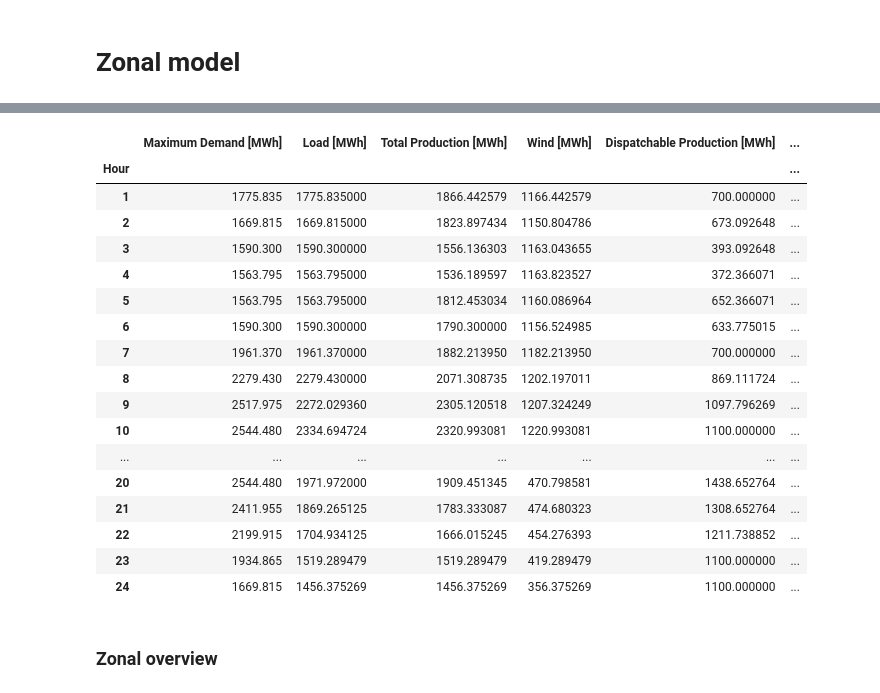
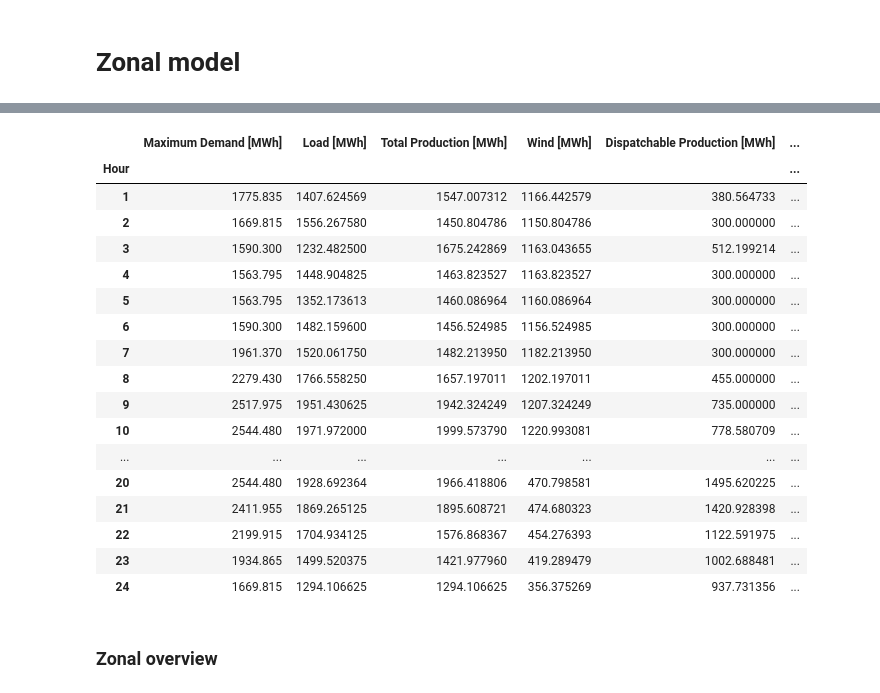
Before and after one commit to Hvid1999/46755, a Jupyter notebook: Assignment 1/task_4.ipynb, the cells around one changed output, grey strips where cells are left out. Saved outputs shown, nothing was run; the diff lists cells and outputs as text; code cells hidden in the pictures.

```diff
--- a/Assignment 1/task_4.ipynb
+++ b/Assignment 1/task_4.ipynb
@@ -527,13 +527,15 @@ ZONE_NODES = {
     2: [16, 17, 18, 21, 22]} # NOTE that the nodes are 1-indexed
 Z = 3 #number of zones
 
+ATC_VAL = 200 #for uniform ATC values
+
 ATC = {
-    (0, 1): 500,
-    (0, 2): 500,
-    (1, 0): 500,
-    (1, 2): 500,
-    (2, 0): 500,
-    (2, 1): 500
+    (0, 1): ATC_VAL,
+    (0, 2): ATC_VAL,
+    (1, 0): ATC_VAL,
+    (1, 2): ATC_VAL,
+    (2, 0): ATC_VAL,
+    (2, 1): ATC_VAL
 }
 
 SOC_max = 100 # Maximum SOC capacity of each battery (MWh)
@@ -638,5 +623,5 @@ Optimal objective  7.861261509e+05
 # %%
-print_variables = False
+print_out = False
 
 #Print solutions
 if m.status == gb.GRB.OPTIMAL:
@@ -658,8 +643,9 @@ if m.status == gb.GRB.OPTIMAL:
 
     #Get results for each hour
     for t in range(T):
-        print('==========================================================')
-        print('HOUR %d\n' % t)
+        if print_out:
+            print('==========================================================')
+            print('HOUR %d\n' % t)
 
         hour_results = {}
 
@@ -678,7 +664,6 @@ if m.status == gb.GRB.OPTIMAL:
         bess_results['Node'] = 0 #initialize
 
         for i in range(G):
-            if print_variables: print(p_G[i,t].VarName + ": %.2f MW" % (p_G[i,t].x))
             generator_outputs.loc[generator_outputs.index == i, 'p_G'] = p_G[i,t].x
 
             if i < GC:
@@ -692,12 +677,9 @@ if m.status == gb.GRB.OPTIMAL:
                 generator_outputs.loc[generator_outputs.index == i, 'Type'] = 'Wind'
 
         for i in range(D):
-            if print_variables: print(p_D[i,t].VarName + ": %.2f MW" % (p_D[i,t].x))
             load_results.loc[load_results.index == i, 'p_D'] = p_D[i,t].x
 
         for b in range(B):
-            if print_variables: print(p_B[b,t].VarName + ": %.2f MW" % (p_B[b,t].x))
-            if print_variables: print(bess_SOC[b,t].VarName + ": %.2f MWh" % (bess_SOC[b,t].x))
             bess_results.loc[bess_results.index == b, 'Node'] = BESS_NODES[b] + 1 #save node (from zero-indexed to 1-indexed)
             bess_results.loc[bess_results.index == b, 'SOC'] = bess_SOC[b,t].x
 
@@ -754,15 +736,17 @@ if m.status == gb.GRB.OPTIMAL:
         else:
             overview.loc[overview.index == t, 'BESS Charging [MWh]'] = abs(sum_bess_charge)
 
-        #print('-----------------------------------------------')
-        print("Total load: %.1f MWh" % sum_load)
-        print("Total generation: %.1f MWh" % sum_production)
-        print("BESS charge: %.1f MWh" % sum_bess_charge)
-        print("Lambdas ($/MWh)", lambda_hour)
+        if print_out:
+            print("Total load: %.1f MWh" % sum_load)
+            print("Total generation: %.1f MWh" % sum_production)
+            print("BESS charge: %.1f MWh" % sum_bess_charge)
+            print("Lambdas ($/MWh)", lambda_hour)
 
 
-    print('==========================================================')
-    print("Optimal objective value: %.2f $" % m.objVal)
+    if print_out:
+        print('==========================================================')
+        print("Optimal objective value: %.2f $" % m.objVal)
+
     overview = overview.set_index('Hour')
     results['overview'] = overview.copy(deep=True)
 
@@ -791,21 +758,21 @@ Optimal objective value: 786126.15 $
 |  | Maximum Demand [MWh] | Load [MWh] | Total Production [MWh] | Wind [MWh] | Dispatchable Production [MWh] | ... |
 | Hour |  |  |  |  |  | ... |
-| 1 | 1775.835 | 1775.835000 | 1866.442579 | 1166.442579 | 700.000000 | ... |
-| 2 | 1669.815 | 1669.815000 | 1823.897434 | 1150.804786 | 673.092648 | ... |
-| 3 | 1590.300 | 1590.300000 | 1556.136303 | 1163.043655 | 393.092648 | ... |
-| 4 | 1563.795 | 1563.795000 | 1536.189597 | 1163.823527 | 372.366071 | ... |
-| 5 | 1563.795 | 1563.795000 | 1812.453034 | 1160.086964 | 652.366071 | ... |
-| 6 | 1590.300 | 1590.300000 | 1790.300000 | 1156.524985 | 633.775015 | ... |
-| 7 | 1961.370 | 1961.370000 | 1882.213950 | 1182.213950 | 700.000000 | ... |
-| 8 | 2279.430 | 2279.430000 | 2071.308735 | 1202.197011 | 869.111724 | ... |
-| 9 | 2517.975 | 2272.029360 | 2305.120518 | 1207.324249 | 1097.796269 | ... |
-| 10 | 2544.480 | 2334.694724 | 2320.993081 | 1220.993081 | 1100.000000 | ... |
+| 1 | 1775.835 | 1407.624569 | 1547.007312 | 1166.442579 | 380.564733 | ... |
+| 2 | 1669.815 | 1556.267580 | 1450.804786 | 1150.804786 | 300.000000 | ... |
+| 3 | 1590.300 | 1232.482500 | 1675.242869 | 1163.043655 | 512.199214 | ... |
+| 4 | 1563.795 | 1448.904825 | 1463.823527 | 1163.823527 | 300.000000 | ... |
+| 5 | 1563.795 | 1352.173613 | 1460.086964 | 1160.086964 | 300.000000 | ... |
+| 6 | 1590.300 | 1482.159600 | 1456.524985 | 1156.524985 | 300.000000 | ... |
+| 7 | 1961.370 | 1520.061750 | 1482.213950 | 1182.213950 | 300.000000 | ... |
+| 8 | 2279.430 | 1766.558250 | 1657.197011 | 1202.197011 | 455.000000 | ... |
+| 9 | 2517.975 | 1951.430625 | 1942.324249 | 1207.324249 | 735.000000 | ... |
+| 10 | 2544.480 | 1971.972000 | 1999.573790 | 1220.993081 | 778.580709 | ... |
 | ... | ... | ... | ... | ... | ... | ... |
-| 20 | 2544.480 | 1971.972000 | 1909.451345 | 470.798581 | 1438.652764 | ... |
-| 21 | 2411.955 | 1869.265125 | 1783.333087 | 474.680323 | 1308.652764 | ... |
-| 22 | 2199.915 | 1704.934125 | 1666.015245 | 454.276393 | 1211.738852 | ... |
-| 23 | 1934.865 | 1519.289479 | 1519.289479 | 419.289479 | 1100.000000 | ... |
-| 24 | 1669.815 | 1456.375269 | 1456.375269 | 356.375269 | 1100.000000 | ... |
+| 20 | 2544.480 | 1928.692364 | 1966.418806 | 470.798581 | 1495.620225 | ... |
+| 21 | 2411.955 | 1869.265125 | 1895.608721 | 474.680323 | 1420.928398 | ... |
+| 22 | 2199.915 | 1704.934125 | 1576.868367 | 454.276393 | 1122.591975 | ... |
+| 23 | 1934.865 | 1499.520375 | 1421.977960 | 419.289479 | 1002.688481 | ... |
+| 24 | 1669.815 | 1294.106625 | 1294.106625 | 356.375269 | 937.731356 | ... |
 # %% [markdown]
 ### Zonal overview
 # %%
```
Also changed, not shown: parts of 9 cells of this notebook, 5 other files.
